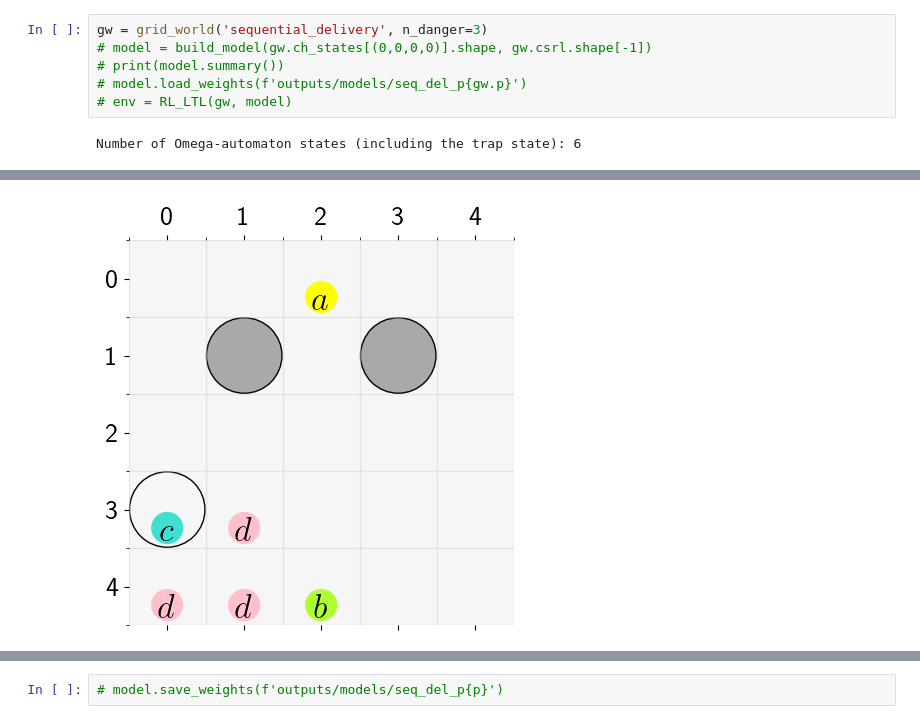
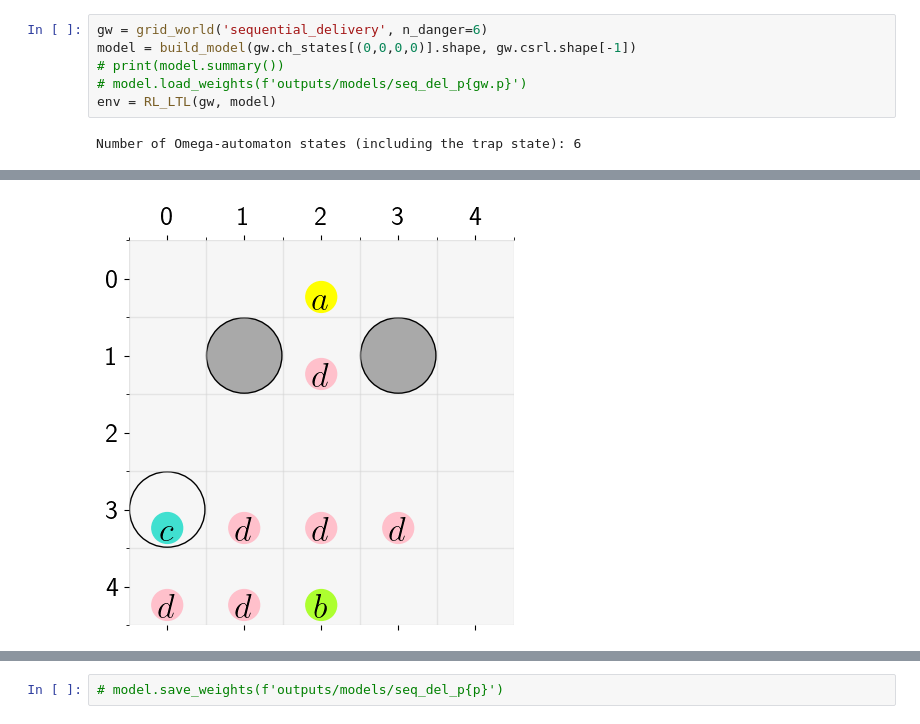
Before and after one commit to CL2-UWaterloo/RL-LTL, a Jupyter notebook: Main/sequential_delivery.ipynb, the cells around one changed output, grey strips where cells are left out. Saved outputs shown, nothing was run; the diff lists cells and outputs as text.

```diff
--- a/Main/sequential_delivery.ipynb
+++ b/Main/sequential_delivery.ipynb
@@ -17,8 +52,8 @@ To enable them in other operations, rebuild TensorFlow with the appropriate comp
 # %%
-gw = grid_world('sequential_delivery', n_danger=3)
-# model = build_model(gw.ch_states[(0,0,0,0)].shape, gw.csrl.shape[-1])
+gw = grid_world('sequential_delivery', n_danger=6)
+model = build_model(gw.ch_states[(0,0,0,0)].shape, gw.csrl.shape[-1])
 # print(model.summary())
 # model.load_weights(f'outputs/models/seq_del_p{gw.p}')
-# env = RL_LTL(gw, model)
+env = RL_LTL(gw, model)
 # %% [output]
 Number of Omega-automaton states (including the trap state): 6
@@ -25,2 +63,2 @@ Number of Omega-automaton states (including the trap state): 6
-[figure, old version]
+[figure, new version]
 # %%
```
Also changed, not shown: parts of 8 cells of this notebook, 31 other files.
